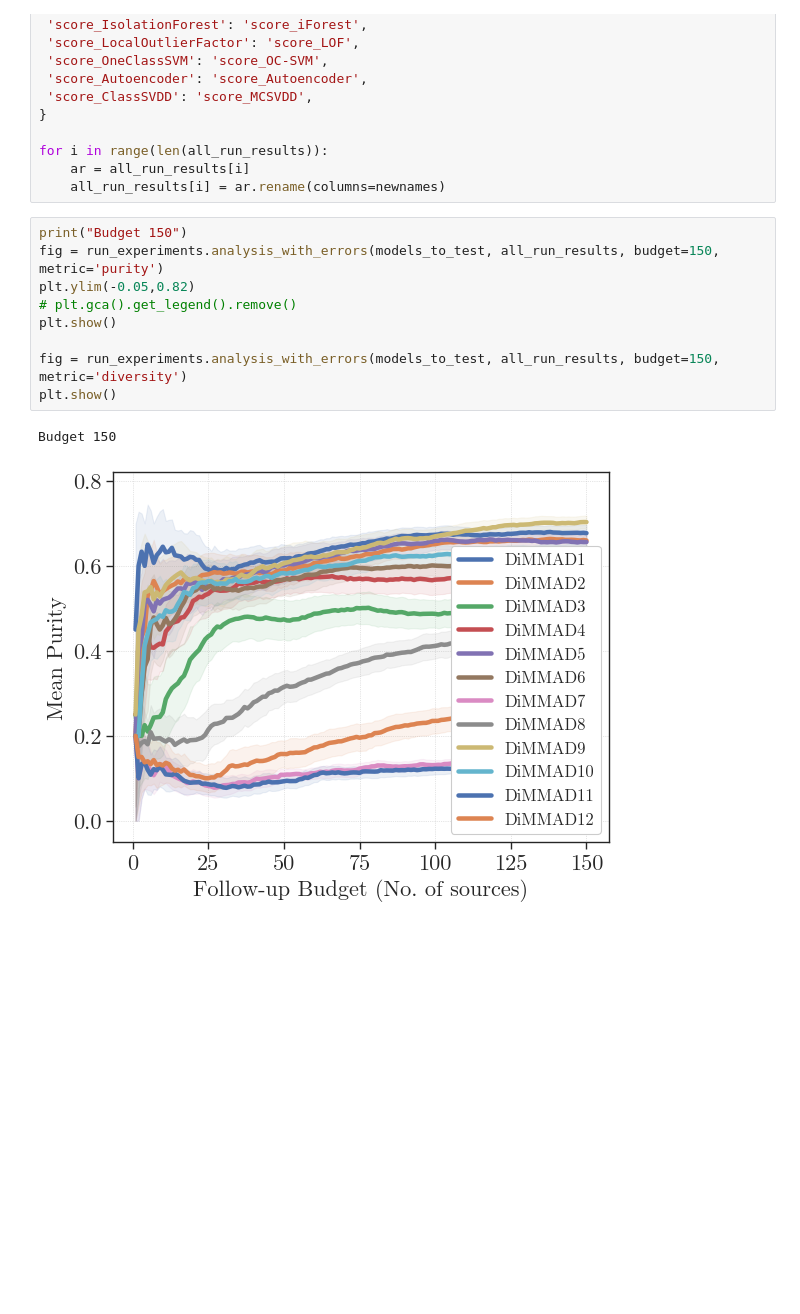
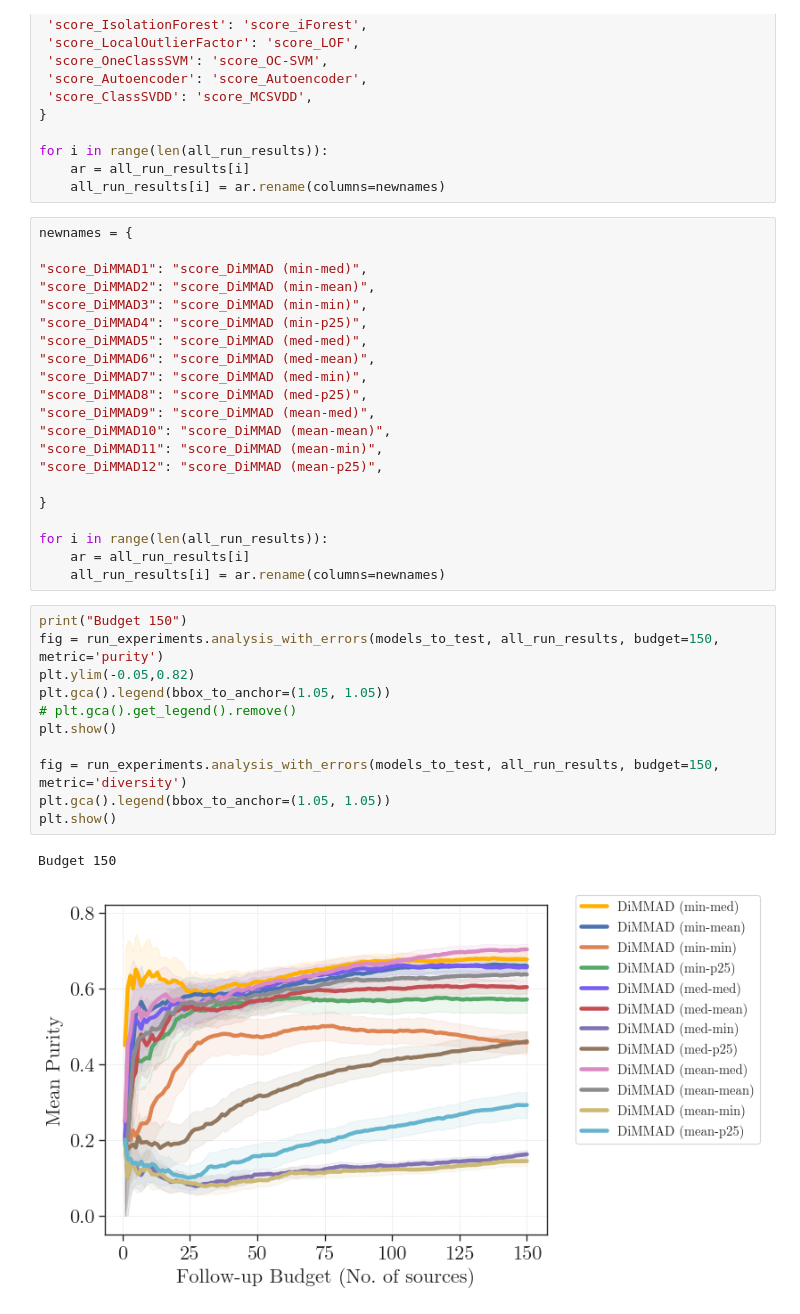
Before and after one commit to sidchaini/DiMMAD, a Jupyter notebook: 5. Try different DiMMADs.ipynb, the cells around one changed output. Drawn from its saved outputs; the diff is of its cells as text; blank space fills up the shorter version.

Commit message:
Fixed plot legend

```diff
--- a/5. Try different DiMMADs.ipynb
+++ b/5. Try different DiMMADs.ipynb
@@ -204,15 +204,38 @@ newnames = {
 for i in range(len(all_run_results)):
     ar = all_run_results[i]
     all_run_results[i] = ar.rename(columns=newnames)
+# %%
+newnames = {
+
+"score_DiMMAD1": "score_DiMMAD (min-med)",
+"score_DiMMAD2": "score_DiMMAD (min-mean)",
+"score_DiMMAD3": "score_DiMMAD (min-min)",
+"score_DiMMAD4": "score_DiMMAD (min-p25)",
+"score_DiMMAD5": "score_DiMMAD (med-med)",
+"score_DiMMAD6": "score_DiMMAD (med-mean)",
+"score_DiMMAD7": "score_DiMMAD (med-min)",
+"score_DiMMAD8": "score_DiMMAD (med-p25)",
+"score_DiMMAD9": "score_DiMMAD (mean-med)",
+"score_DiMMAD10": "score_DiMMAD (mean-mean)",
+"score_DiMMAD11": "score_DiMMAD (mean-min)",
+"score_DiMMAD12": "score_DiMMAD (mean-p25)",
+
+}
+
+for i in range(len(all_run_results)):
+    ar = all_run_results[i]
+    all_run_results[i] = ar.rename(columns=newnames)
 # %%
 print("Budget 150")
 fig = run_experiments.analysis_with_errors(models_to_test, all_run_results, budget=150, metric='purity')
 plt.ylim(-0.05,0.82)
+plt.gca().legend(bbox_to_anchor=(1.05, 1.05))
 # plt.gca().get_legend().remove()
 plt.show()
 
 fig = run_experiments.analysis_with_errors(models_to_test, all_run_results, budget=150, metric='diversity')
+plt.gca().legend(bbox_to_anchor=(1.05, 1.05))
 plt.show()
 # %% [output]
 Budget 150
-[figure, old version]
+[figure, new version]
```
Also changed, not shown: parts of 3 cells of this notebook.
